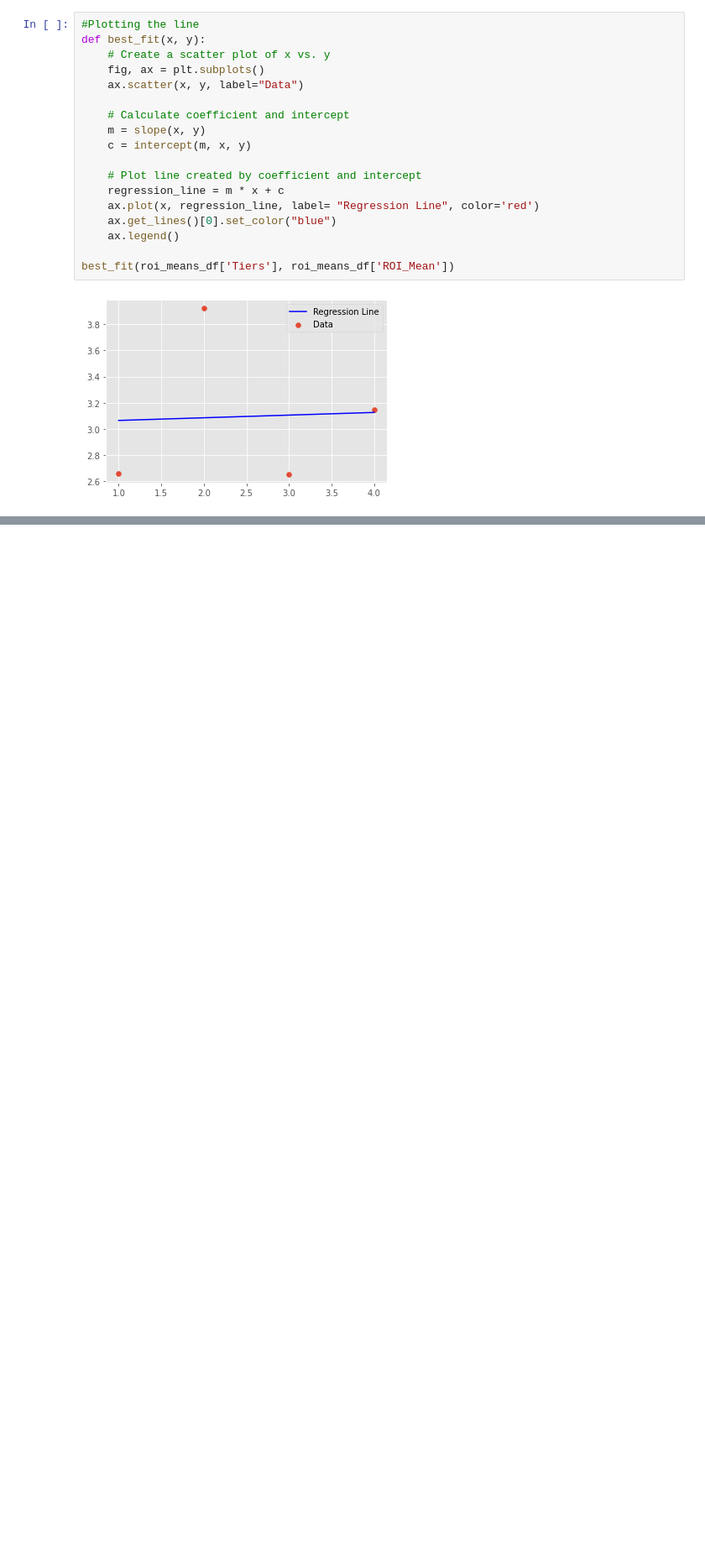
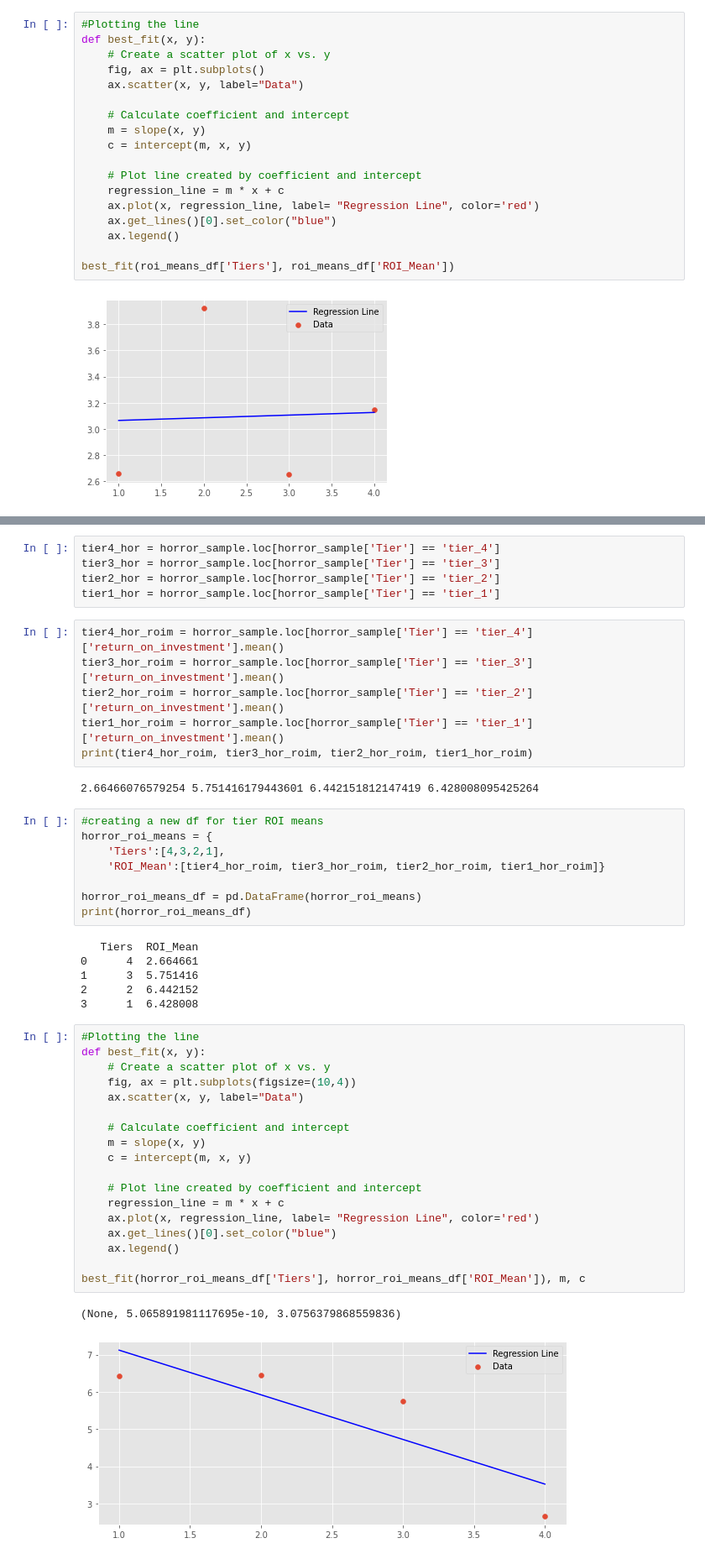
Before and after one commit to LydiaCuffman/film-investment-project, a Jupyter notebook: JF_Working_2.ipynb, the cells around one changed output, grey strips where cells are left out. Shown: that part at 84% size. Drawn from its saved outputs; the diff is of its cells as text; blank space fills up the shorter version.

```diff
--- a/JF_Working_2.ipynb
+++ b/JF_Working_2.ipynb
@@ -345,0 +570,48 @@ best_fit(roi_means_df['Tiers'], roi_means_df['ROI_Mean'])
+# %%
+tier4_hor = horror_sample.loc[horror_sample['Tier'] == 'tier_4']
+tier3_hor = horror_sample.loc[horror_sample['Tier'] == 'tier_3']
+tier2_hor = horror_sample.loc[horror_sample['Tier'] == 'tier_2']
+tier1_hor = horror_sample.loc[horror_sample['Tier'] == 'tier_1']
+# %%
+tier4_hor_roim = horror_sample.loc[horror_sample['Tier'] == 'tier_4']['return_on_investment'].mean()
+tier3_hor_roim = horror_sample.loc[horror_sample['Tier'] == 'tier_3']['return_on_investment'].mean()
+tier2_hor_roim = horror_sample.loc[horror_sample['Tier'] == 'tier_2']['return_on_investment'].mean()
+tier1_hor_roim = horror_sample.loc[horror_sample['Tier'] == 'tier_1']['return_on_investment'].mean()
+print(tier4_hor_roim, tier3_hor_roim, tier2_hor_roim, tier1_hor_roim)
+# %% [output]
+2.66466076579254 5.751416179443601 6.442151812147419 6.428008095425264
+# %%
+#creating a new df for tier ROI means
+horror_roi_means = {
+    'Tiers':[4,3,2,1],
+    'ROI_Mean':[tier4_hor_roim, tier3_hor_roim, tier2_hor_roim, tier1_hor_roim]}
+
+horror_roi_means_df = pd.DataFrame(horror_roi_means)
+print(horror_roi_means_df)
+# %% [output]
+   Tiers  ROI_Mean
+0      4  2.664661
+1      3  5.751416
+2      2  6.442152
+3      1  6.428008
+# %%
+#Plotting the line
+def best_fit(x, y):
+    # Create a scatter plot of x vs. y
+    fig, ax = plt.subplots(figsize=(10,4))
+    ax.scatter(x, y, label="Data")
+
+    # Calculate coefficient and intercept
+    m = slope(x, y)
+    c = intercept(m, x, y)
+
+    # Plot line created by coefficient and intercept
+    regression_line = m * x + c
+    ax.plot(x, regression_line, label= "Regression Line", color='red')
+    ax.get_lines()[0].set_color("blue")
+    ax.legend()
+
+best_fit(horror_roi_means_df['Tiers'], horror_roi_means_df['ROI_Mean']), m, c
+# %% [output]
+(None, 5.065891981117695e-10, 3.0756379868559836)
+[figure, added]
```
Also changed, not shown: parts of 29 cells of this notebook.
